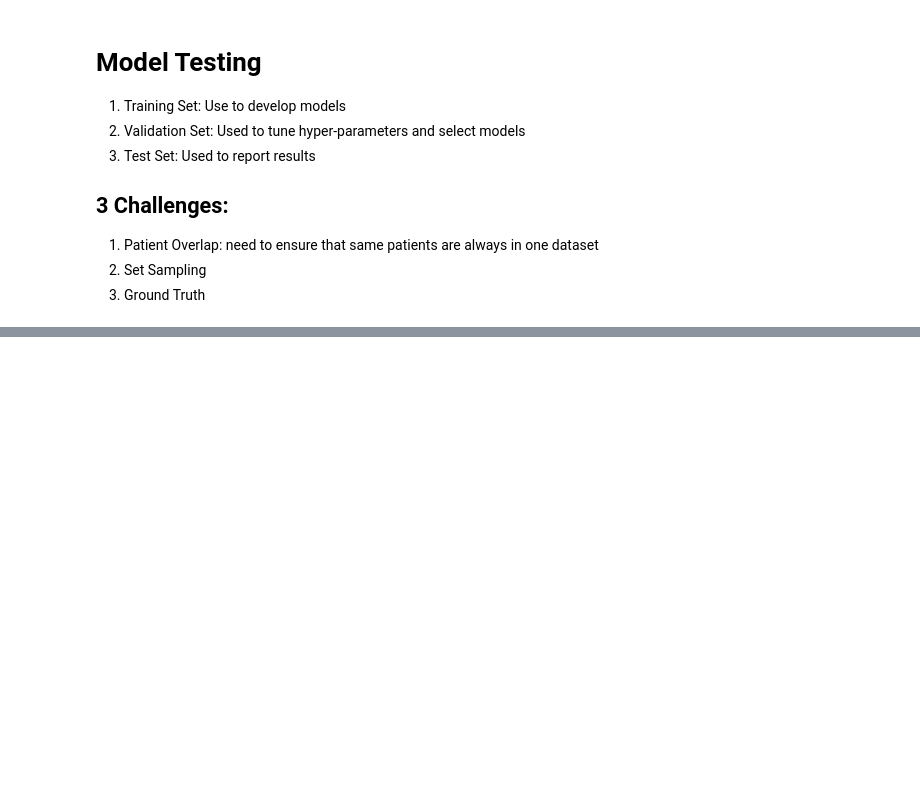
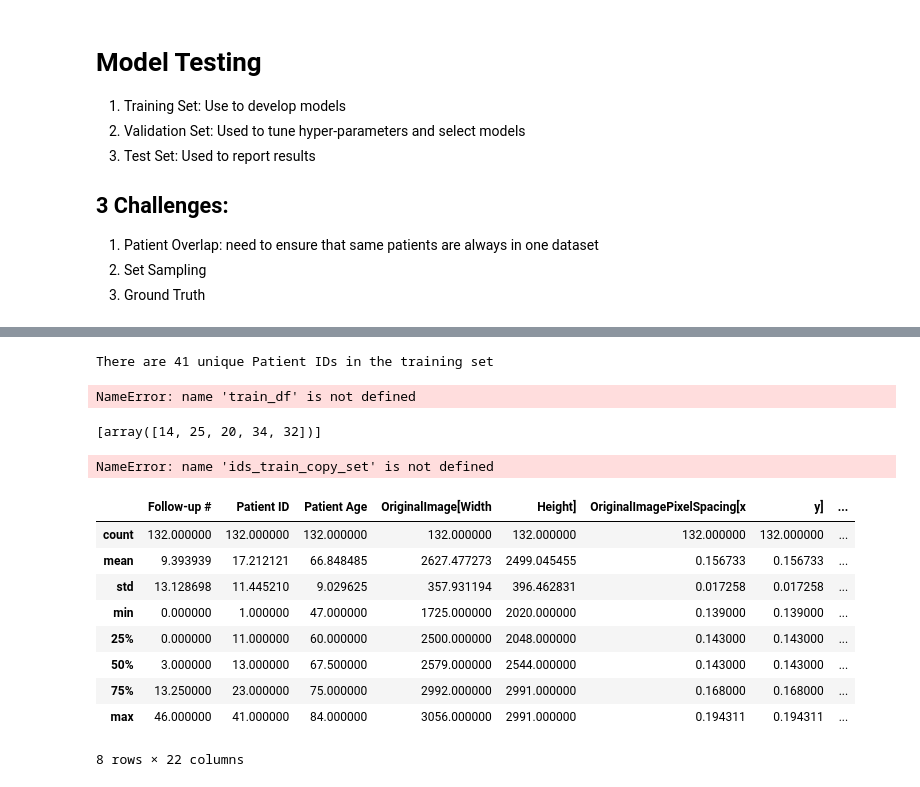
Before and after one commit to VasantiP/coursera, a Jupyter notebook: Medical_Image_Diagnosis_Chest_XRay_Data.ipynb, the cells around one changed output, grey strips where cells are left out. Drawn from its saved outputs; the diff is of its cells as text; code cells hidden in the pictures; blank space fills up the shorter version.

```diff
--- a/Medical_Image_Diagnosis_Chest_XRay_Data.ipynb
+++ b/Medical_Image_Diagnosis_Chest_XRay_Data.ipynb
@@ -554,0 +567,53 @@ Need to ensure:
+# %%
+# Extract patient id's
+ids_train = train_df["Patient ID"].values
+ids_train_set = set(ids_train)
+print(f"There are {len(ids_train_set)} unique Patient IDs in the training set")
+
+# Identify patient overlap with a validation set
+#patient_overlap = list(ids_train_set.intersection(ids_valid_set))
+#n_overlap = len(patient_overlap)
+#print(f"There are {n_overlap} Patient IDs in both the training and validation sets")
+
+# Can then remove overlapping patients from the validation set (or training set)
+# valid_df.drop(valid_overlap_idxs, inplace=True)
+# %% [output]
+There are 41 unique Patient IDs in the training set
+# %%
+train_df_copy = train_df.copy()
+ids_train_copy = train_df_copy["Patient ID"].values
+ids_train_copy_set = set(ids_train_copy)
+print(train_df_copy.describe())
+print(len(train_df_copy))
+print(f"There are {len(ids_train_copy_set)} unique Patient IDs in the training set")
+# %% [output]
+NameError: name 'train_df' is not defined
+# %%
+# generate random list of patient ids that we'll pretend are overlapping with validation set
+random_patient_ids = []
+random_patient_ids.append(np.random.choice(list(ids_train_copy_set), size=5, replace=False))
+
+print(random_patient_ids)
+# %% [output]
+[array([14, 25, 20, 34, 32])]
+# %%
+ids_train_copy_set.intersection(set(random_patient_ids))
+# %% [output]
+NameError: name 'ids_train_copy_set' is not defined
+# %%
+# drop these patient ids directly from df
+for overlap_id in random_patient_ids:
+  train_df_copy.drop(train_df_copy[train_df_copy["Patient ID"].isin(overlap_id)].index, inplace=True)
+# %%
+train_df_copy.describe()
+# %% [output]
+|  | Follow-up # | Patient ID | Patient Age | OriginalImage[Width | Height] | OriginalImagePixelSpacing[x | y] | ... |
+| count | 132.000000 | 132.000000 | 132.000000 | 132.000000 | 132.000000 | 132.000000 | 132.000000 | ... |
+| mean | 9.393939 | 17.212121 | 66.848485 | 2627.477273 | 2499.045455 | 0.156733 | 0.156733 | ... |
+| std | 13.128698 | 11.445210 | 9.029625 | 357.931194 | 396.462831 | 0.017258 | 0.017258 | ... |
+| min | 0.000000 | 1.000000 | 47.000000 | 1725.000000 | 2020.000000 | 0.139000 | 0.139000 | ... |
+| 25% | 0.000000 | 11.000000 | 60.000000 | 2500.000000 | 2048.000000 | 0.143000 | 0.143000 | ... |
+| 50% | 3.000000 | 13.000000 | 67.500000 | 2579.000000 | 2544.000000 | 0.143000 | 0.143000 | ... |
+| 75% | 13.250000 | 23.000000 | 75.000000 | 2992.000000 | 2991.000000 | 0.168000 | 0.168000 | ... |
+| max | 46.000000 | 41.000000 | 84.000000 | 3056.000000 | 2991.000000 | 0.194311 | 0.194311 | ... |
+8 rows × 22 columns
```
Also changed, not shown: parts of 9 cells of this notebook.
